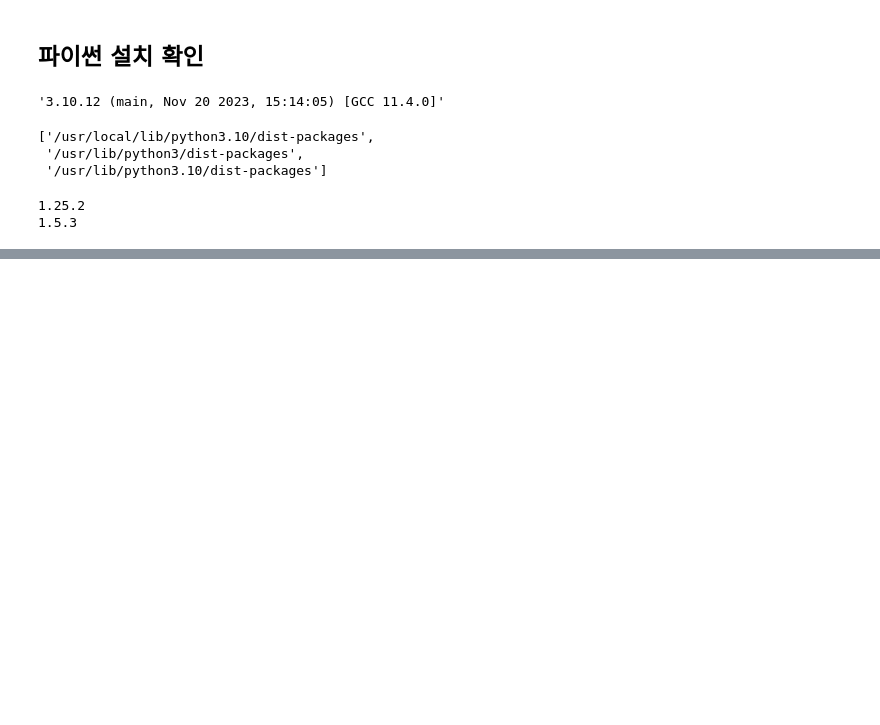
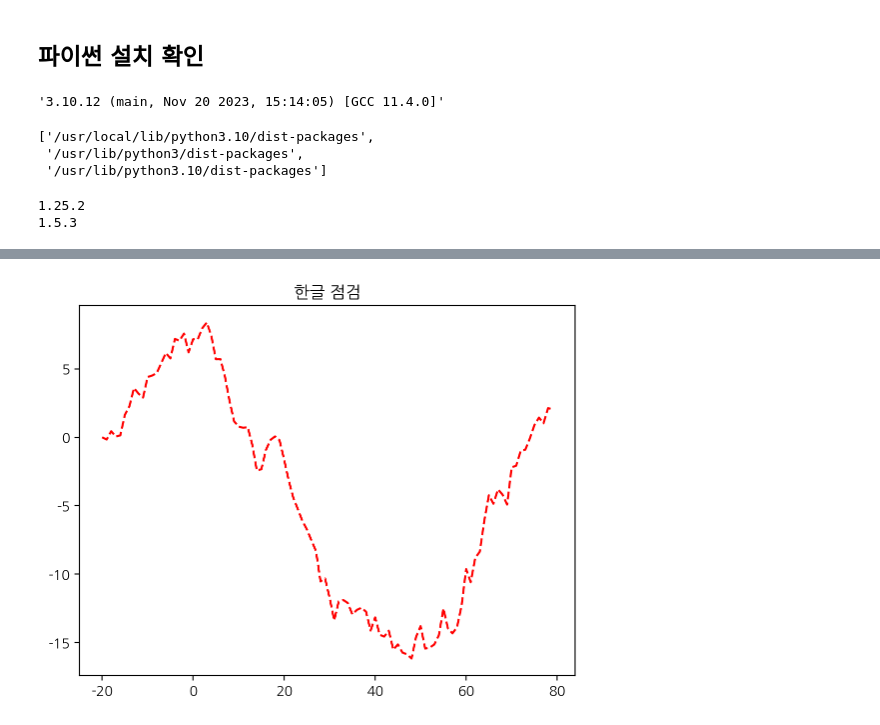
Before and after one commit to Jaranhee/2024-1-my-BDA, a Jupyter notebook: inclass/01w_0311_mon_bigdata_basic.ipynb, the cells around one changed output, grey strips where cells are left out. Drawn from its saved outputs; the diff is of its cells as text; code cells hidden in the pictures; blank space fills up the shorter version.

```diff
--- a/inclass/01w_0311_mon_bigdata_basic.ipynb
+++ b/inclass/01w_0311_mon_bigdata_basic.ipynb
@@ -29,0 +68,5 @@ print(pd.__version__)
+# %%
+plt.plot(range(-20,80), np.random.randn(100).cumsum(), 'r--')
+plt.title('한글 점검');
+# %% [output]
+[figure, added]
```
Also changed, not shown: parts of 7 cells of this notebook.
